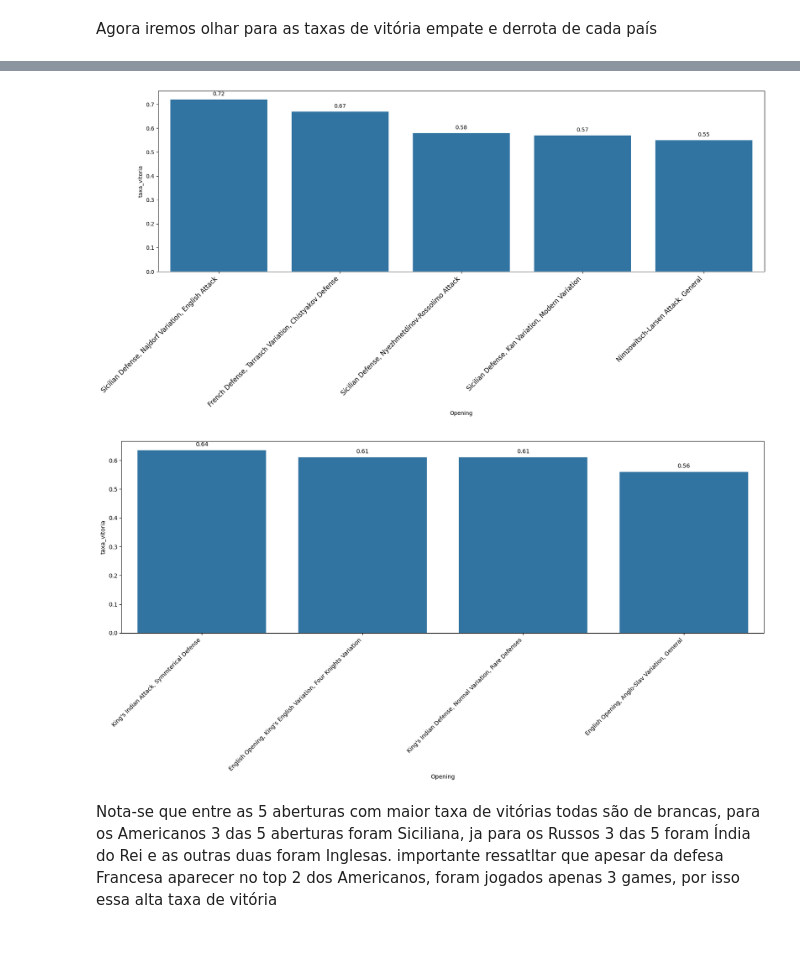
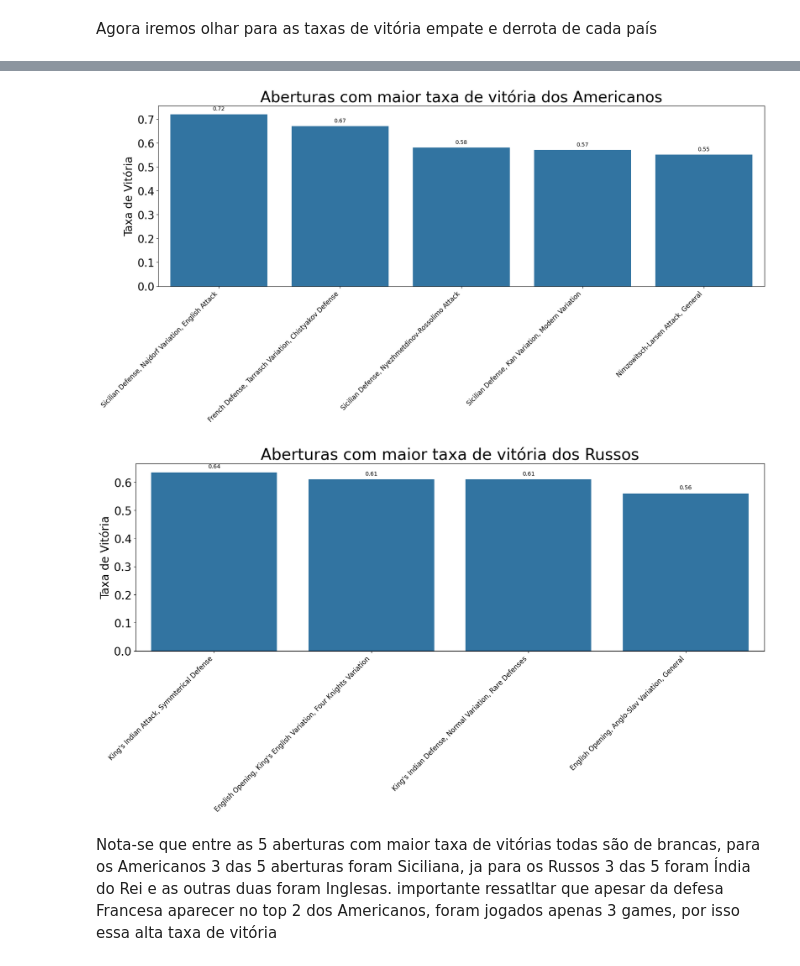
Before and after one commit to PeronxD/Python, a Jupyter notebook: análises_chess.ipynb, the cells around one changed output, grey strips where cells are left out. Cells and saved outputs as stored; diff of their text form; code cells hidden in the pictures.

```diff
--- a/análises_chess.ipynb
+++ b/análises_chess.ipynb
@@ -607,7 +607,14 @@ russos_df_win.head()
 # %%
 ax = sns.barplot(data=americanos_df_win.head(), x='Opening', y='taxa_vitoria', errorbar=None)
 plt.xticks(rotation=45, ha='right')
+
+plt.xlabel('',fontsize=20)
+plt.ylabel('Taxa de Vitória',fontsize=20)
+plt.title('Aberturas com maior taxa de vitória dos Americanos',fontsize=28)
 plt.xticks(fontsize=12)
+plt.yticks(fontsize=20)
+plt.xlabel('')
+
 
 for p in ax.patches:
     ax.annotate(f'{p.get_height():.2f}', (p.get_x() + p.get_width() / 2., p.get_height()),
@@ -615,18 +622,25 @@ for p in ax.patches:
 
 plt.show()
 # %% [output]
-[figure, old version]
+[figure, new version]
 # %%
 ax = sns.barplot(data=russos_df_win.head(), x='Opening', y='taxa_vitoria', errorbar=None)
 plt.xticks(rotation=45, ha='right')
+
+plt.xlabel('',fontsize=20)
+plt.ylabel('Taxa de Vitória',fontsize=20)
+plt.title('Aberturas com maior taxa de vitória dos Russos',fontsize=28)
+plt.xticks(fontsize=12)
+plt.yticks(fontsize=20)
+plt.xlabel('')
 
 for p in ax.patches:
     ax.annotate(f'{p.get_height():.2f}', (p.get_x() + p.get_width() / 2., p.get_height()),
                 ha='center', va='center', xytext=(0, 10), textcoords='offset points')
 
 plt.show()
 # %% [output]
-[figure, old version]
+[figure, new version]
 # %% [markdown]
 Nota-se que entre as 5 aberturas com maior taxa de vitórias todas são de brancas, para os Americanos 3 das 5 aberturas foram Siciliana, ja para os Russos 3 das 5 foram Índia do Rei e as outras duas foram Inglesas. importante ressatltar que apesar da defesa Francesa aparecer no top 2 dos Americanos, foram jogados apenas 3 games, por isso essa alta taxa de vitória
 # %% [markdown]
```
Also changed, not shown: parts of 5 cells of this notebook.
